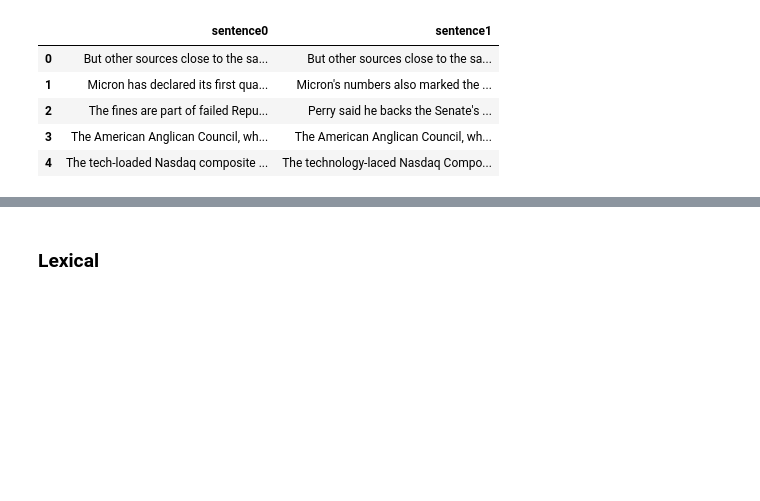
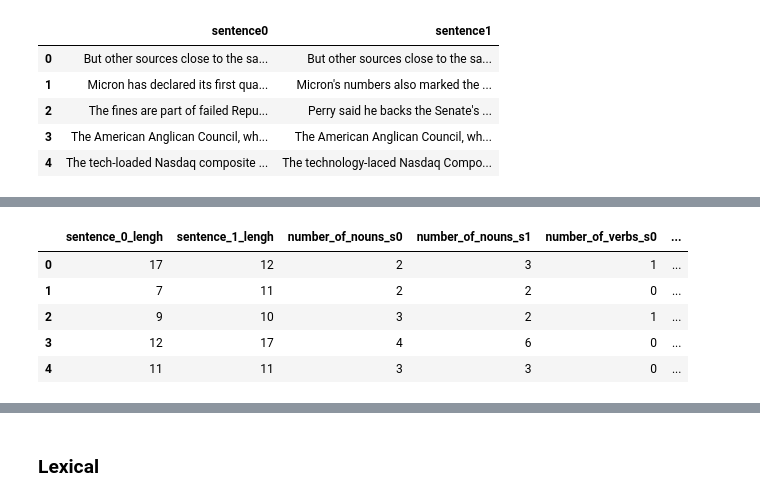
Before and after one commit to RaquelLeandra/mai_ihlt, a Jupyter notebook: project/src/project.ipynb, the cells around one changed output, grey strips where cells are left out. Saved outputs shown, nothing was run; the diff lists cells and outputs as text; code cells hidden in the pictures; blank space fills up the shorter version.

```diff
--- a/project/src/project.ipynb
+++ b/project/src/project.ipynb
@@ -204,5 +263,12 @@ train_features = feature_extractor(train_df)
 # %%
-train_features.shape
+train_features.head()
+# %% [output]
+|  | sentence_0_lengh | sentence_1_lengh | number_of_nouns_s0 | number_of_nouns_s1 | number_of_verbs_s0 | ... |
+| 0 | 17 | 12 | 2 | 3 | 1 | ... |
+| 1 | 7 | 11 | 2 | 2 | 0 | ... |
+| 2 | 9 | 10 | 3 | 2 | 1 | ... |
+| 3 | 12 | 17 | 4 | 6 | 0 | ... |
+| 4 | 11 | 11 | 3 | 3 | 0 | ... |
 # %%
 test_features = feature_extractor(test_df)
 # %%
```
Also changed, not shown: parts of 16 cells of this notebook.
